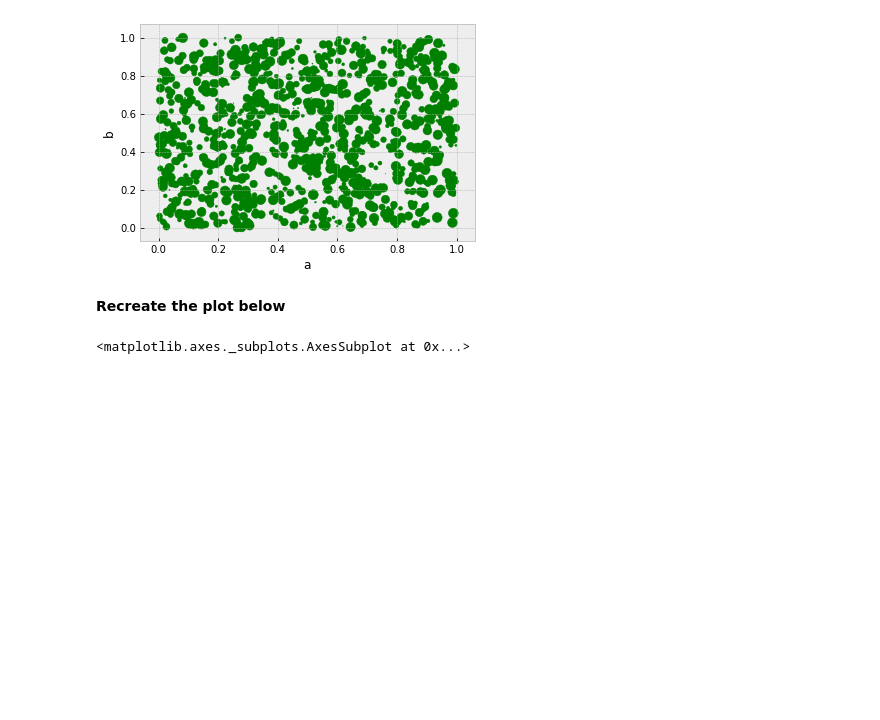
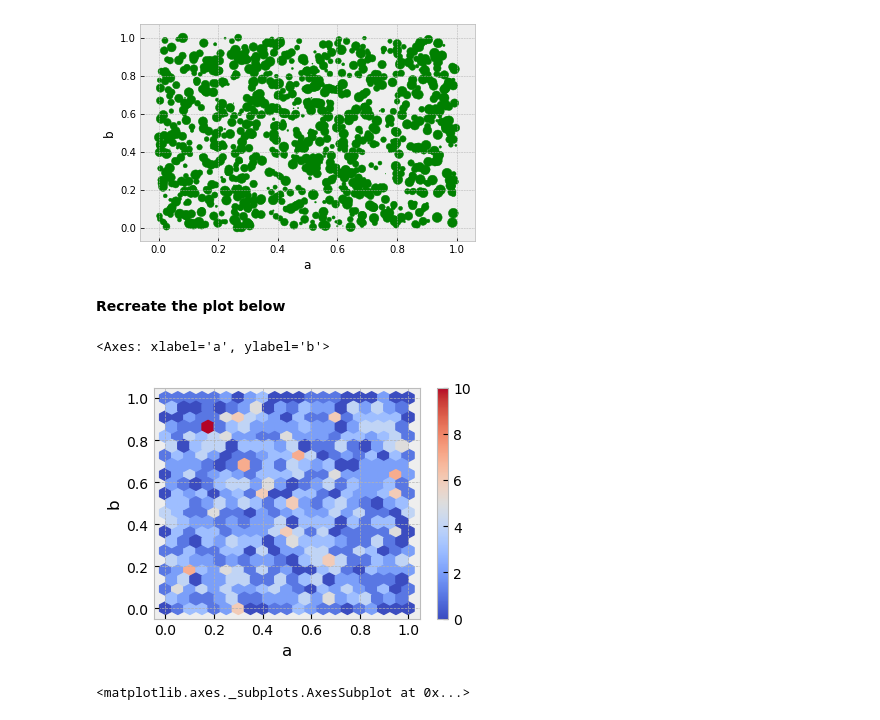
Before and after one commit to monimahmadh/Data-Science, a Jupyter notebook: All Assignments/Assignment Module 8/Pandas_Data_Vis_Assignment.ipynb, the cells around one changed output. Saved outputs shown, nothing was run; the diff lists cells and outputs as text; code cells hidden in the pictures; blank space fills up the shorter version.

```diff
--- a/All Assignments/Assignment Module 8/Pandas_Data_Vis_Assignment.ipynb
+++ b/All Assignments/Assignment Module 8/Pandas_Data_Vis_Assignment.ipynb
@@ -108,3 +116,10 @@ df[["d"]].plot(kind="hist", legend=False, figsize=(4,3))
+# %%
+# Code goes here!
+
+df.plot.hexbin(x='a',y='b', gridsize=20, cmap="coolwarm", figsize= (4.3,3))
+# %% [output]
+<Axes: xlabel='a', ylabel='b'>
+[figure, added]
 # %%
 # %% [output]
 <matplotlib.axes._subplots.AxesSubplot at 0x...>
```
Also changed, not shown: parts of 8 cells of this notebook.
